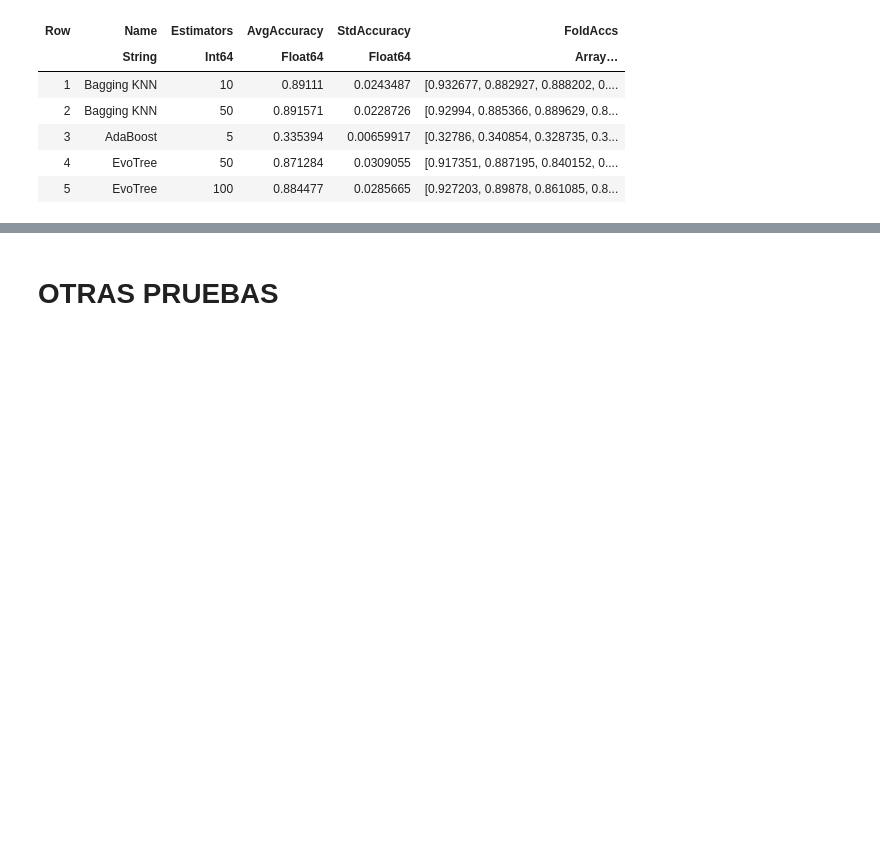
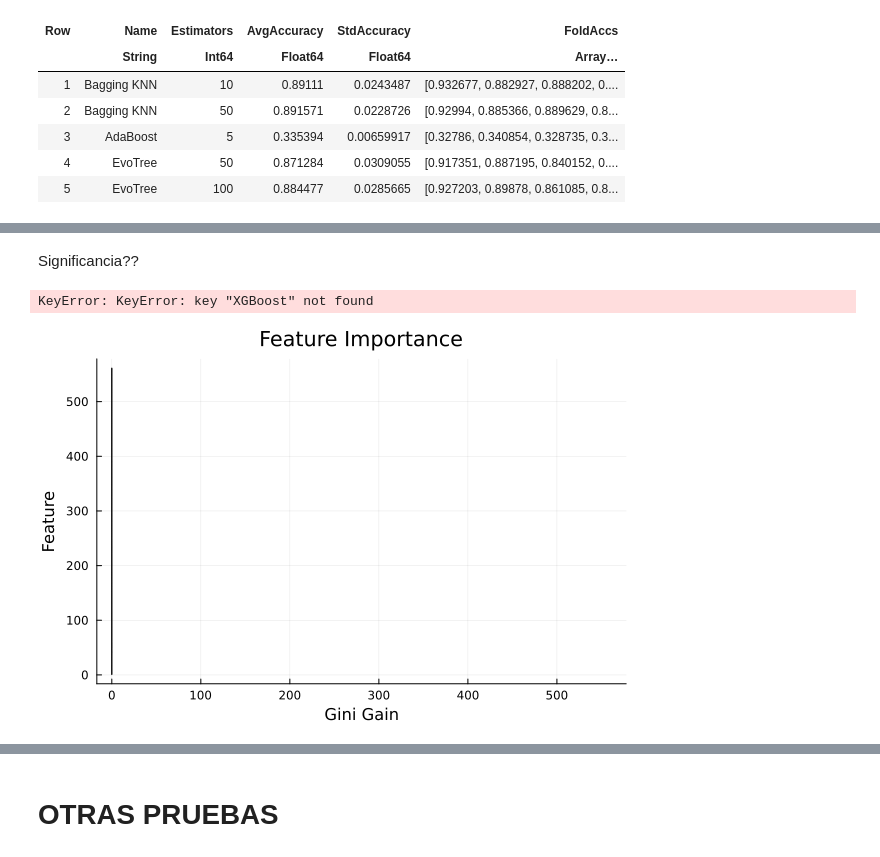
Before and after one commit to anibalsande/MAAAI, a Jupyter notebook: Practica2.ipynb, the cells around one changed output, grey strips where cells are left out. Cells and saved outputs as stored; diff of their text form; code cells hidden in the pictures; blank space fills up the shorter version.

```diff
--- a/Practica2.ipynb
+++ b/Practica2.ipynb
@@ -1350,0 +1708,52 @@ MEJOR CONFIGURACIÓN POR TIPO DE MODELO:
+# %% [markdown]
+Significancia??
+# %%
+using XGBoost, MLJ, Plots
+
+# Acceder al booster entrenado
+booster = fitted_params(machines["XGBoost"]).fitresult[1]
+
+# Obtener importancia por gain (posicional, no keyword)
+importance_dict = XGBoost.importance(booster, "gain")
+
+# Convertir a tuplas y separar
+feature_gain = [(k,v) for (k,v) in importance_dict]
+feature, gain = first.(feature_gain), last.(feature_gain)
+
+# Ordenar por gain descendente
+sort_idx = sortperm(gain, rev=true)
+feature, gain = feature[sort_idx], gain[sort_idx]
+
+# Solo top 20 features
+top = min(20, length(gain))
+feature, gain = feature[1:top], gain[1:top]
+
+# Plot
+bar(feature, y=gain, orientation=:h, legend=false)
+xlabel!("Gain")
+ylabel!("Feature")
+title!("Top $(top) Feature Importance (XGBoost)")
+# %% [output]
+KeyError: KeyError: key "XGBoost" not found
+# %%
+using MLJ
+using Plots
+using DecisionTree
+
+# Extraer los parámetros de los modelos ajustados
+fitted_model = fitted_params(machines["Random Forest"])
+
+# Obtener importancia de características
+importances = DecisionTree.impurity_importance(fitted_model.forest)
+
+p = bar(
+    1:length(importances),
+    importances,
+    orientation = :horizontal,
+    legend = false
+)
+xlabel!(p, "Gini Gain")
+ylabel!(p, "Feature")
+title!(p, "Feature Importance")
+# %% [output]
+[figure, added]
```
Also changed, not shown: parts of 24 cells of this notebook.
